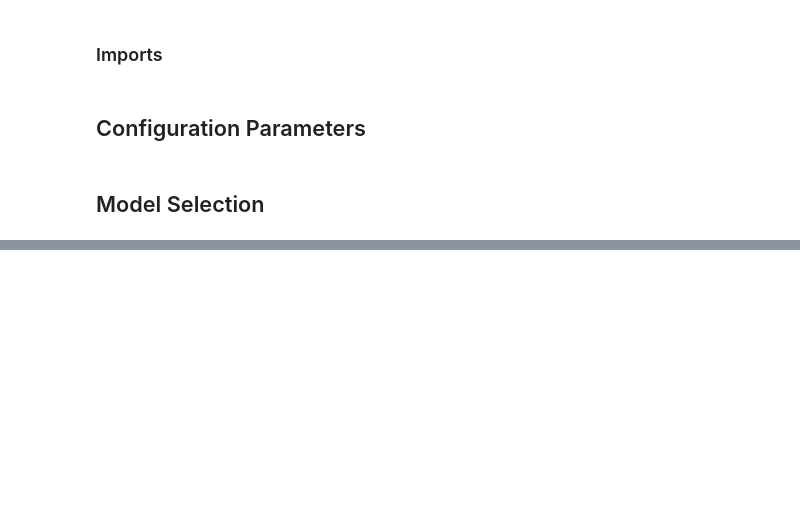
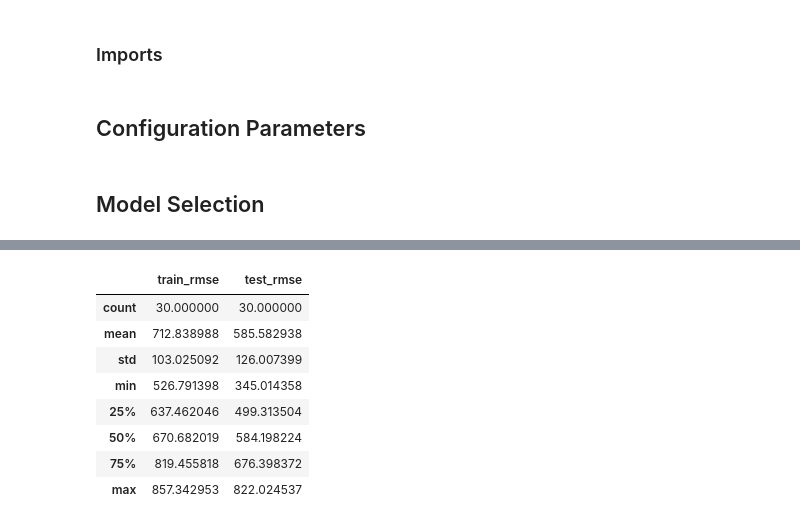
Before and after one commit to bezes/Facebook-UCI-Prediction, a Jupyter notebook: Model.ipynb, the cells around one changed output, grey strips where cells are left out. Saved outputs shown, nothing was run; the diff lists cells and outputs as text; code cells hidden in the pictures; blank space fills up the shorter version.

```diff
--- a/Model.ipynb
+++ b/Model.ipynb
@@ -193,0 +401,12 @@ The model clearly suffers from high bias, as it is unable to predict the higher
+# %%
+scores_df.describe()
+# %% [output]
+|  | train_rmse | test_rmse |
+| count | 30.000000 | 30.000000 |
+| mean | 712.838988 | 585.582938 |
+| std | 103.025092 | 126.007399 |
+| min | 526.791398 | 345.014358 |
+| 25% | 637.462046 | 499.313504 |
+| 50% | 670.682019 | 584.198224 |
+| 75% | 819.455818 | 676.398372 |
+| max | 857.342953 | 822.024537 |
```
Also changed, not shown: parts of 30 cells of this notebook, 1 other file.
